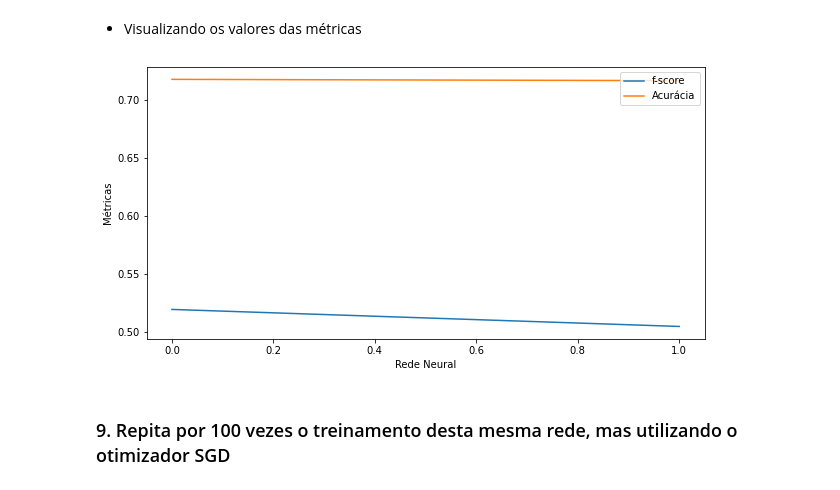
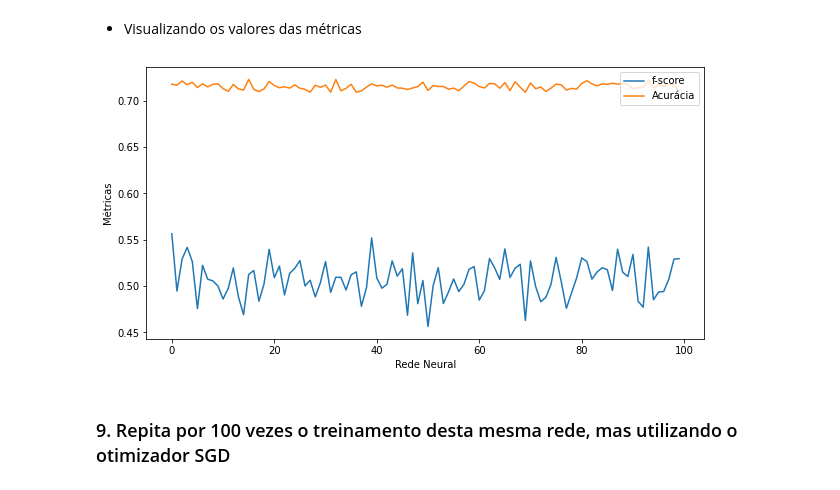
Before and after one commit to elloa-uea/projeto-pratico-3-rna-pp3-team-hard, a Jupyter notebook: notebooks/PP3.3 - Proposição e Avaliação de RNAs.ipynb, the cells around one changed output. Drawn from its saved outputs; the diff is of its cells as text; code cells hidden in the pictures.

Commit message:
Avaliando o desempenho da rede com adam e sgd

````diff
--- a/notebooks/PP3.3 - Proposição e Avaliação de RNAs.ipynb
+++ b/notebooks/PP3.3 - Proposição e Avaliação de RNAs.ipynb
@@ -210,3 +221,5 @@ X_test_std = (X_test - X_train.mean()) / X_train.std()
+# %%
+X_train_std, X_test_std = scaler(X_train, X_test)
 # %% [markdown]
 ### 6. Treine uma rede neural multilayer perceptron para este problema com uma única camada e dez neurônios
 # %% [markdown]
@@ -222,6 +235,7 @@ net_classifier_1 = MLPClassifier(hidden_layer_sizes=(10,),
                                     activation='relu',
                                     solver='adam',
                                     verbose=True,
-                                    max_iter=300)
+                                    max_iter=300,
+                                    n_iter_no_change=15)
 net_classifier_1.fit(X_train_std, y_train)
 # %% [output]
@@ -296,26 +319,26 @@ recall_score(y_test, y_pred, average='macro')
 8.1 Cada uma destas repetições deve ser feita com uma nova partição Holdout
 8.2 Apresente a média e o desvio padrão da acurácia e do F-Score para o conjunto de treino
 ```
+# %%
+#definindo o número de repetições do treinamento
+n_iter = 100
 # %%
 medidas = {'acuracias':[], 'fscores':[]}
 
-for i in range(0, 2, 1):
-    print('Treinando Rede Neural:', i, '...')
-
+for i in range(0, n_iter, 1):
     # particionando o dataset
-    X_train, X_test, y_train, y_test = train_test_split(X, y, test_size=0.30, random_state=42, shuffle=True)
+    X_train, X_test, y_train, y_test = split_train_test(X, y)
 
     # escalonando os dados
-    X_train_std = (X_train - X_train.mean()) / X_train.std()
-    X_test_std = (X_test - X_train.mean()) / X_train.std()
+    X_train_std, X_test_std = scaler(X_train, X_test)
 
     # treinando as redes neurais
-    nnc = MLPClassifier(hidden_layer_sizes=(10,), activation='relu', solver='adam', verbose=False, max_iter=300, shuffle=True)
+    nnc = MLPClassifier(hidden_layer_sizes=(10,), activation='relu', solver='adam', verbose=False, max_iter=300, shuffle=True, n_iter_no_change=5)
     nnc.fit(X_train_std, y_train)
 
     # testando a rede neural treinada
     y_pred = nnc.predict(X_test_std)
 
-    # salvando os valores das metricas
+    # salvando os valores das metricas de cada treinamento
     medidas['acuracias'].append(accuracy_score(y_test, y_pred))
     medidas['fscores'].append(f1_score(y_test, y_pred, average='macro'))
@@ -337,15 +357,15 @@ np.mean(medidas['fscores']), np.std(medidas['fscores'])
 # %% [markdown]
 - Visualizando os valores das métricas
 # %%
-b = list(range(0, 2))
+b = list(range(0, n_iter))
 plt.figure(figsize=(10,5))
 plt.plot(b, medidas['fscores'], label='f-score')
 plt.plot(b, medidas['acuracias'], label="Acurácia")
 plt.xlabel('Rede Neural')
 plt.ylabel('Métricas')
 plt.legend(loc='upper right');
 # %% [output]
-[figure, old version]
+[figure, new version]
 # %% [markdown]
 ### 9. Repita por 100 vezes o treinamento desta mesma rede, mas utilizando o otimizador SGD
 # %% [markdown]
````
Also changed, not shown: parts of 37 cells of this notebook.
